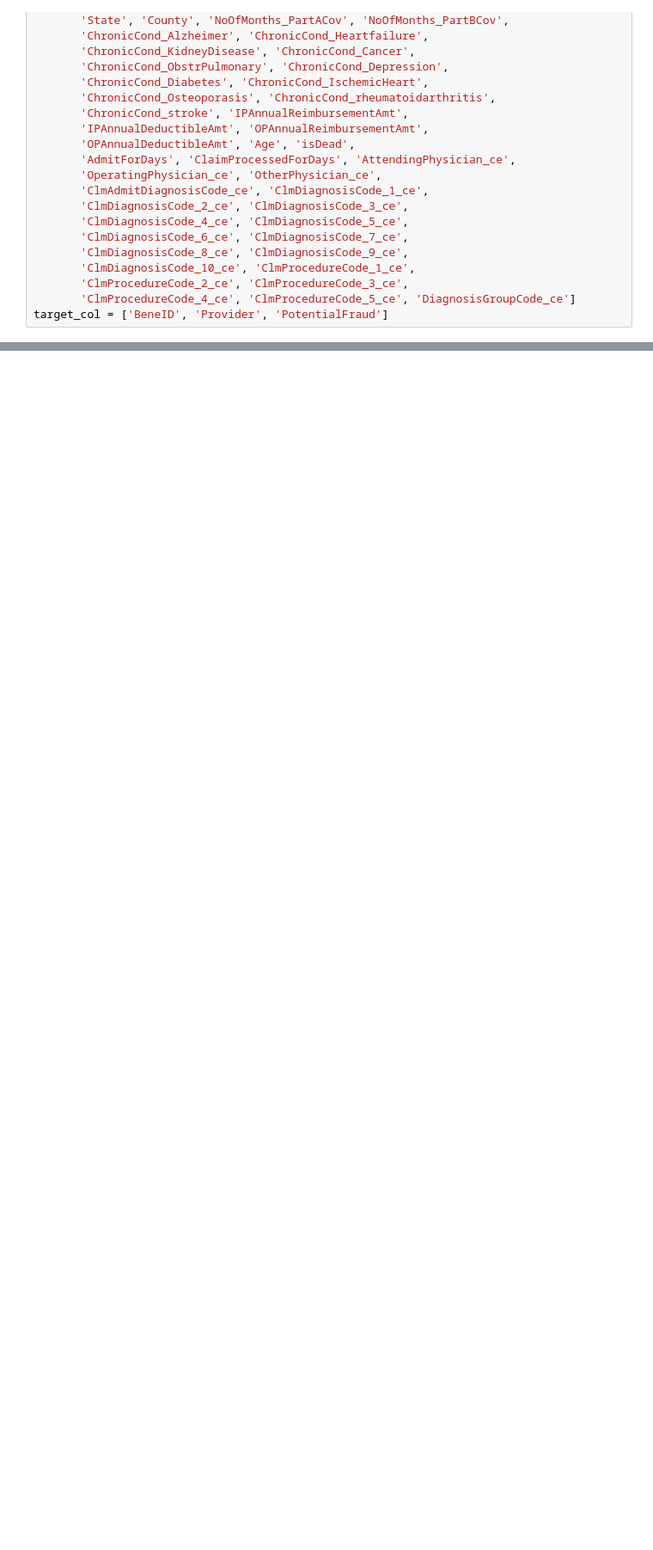
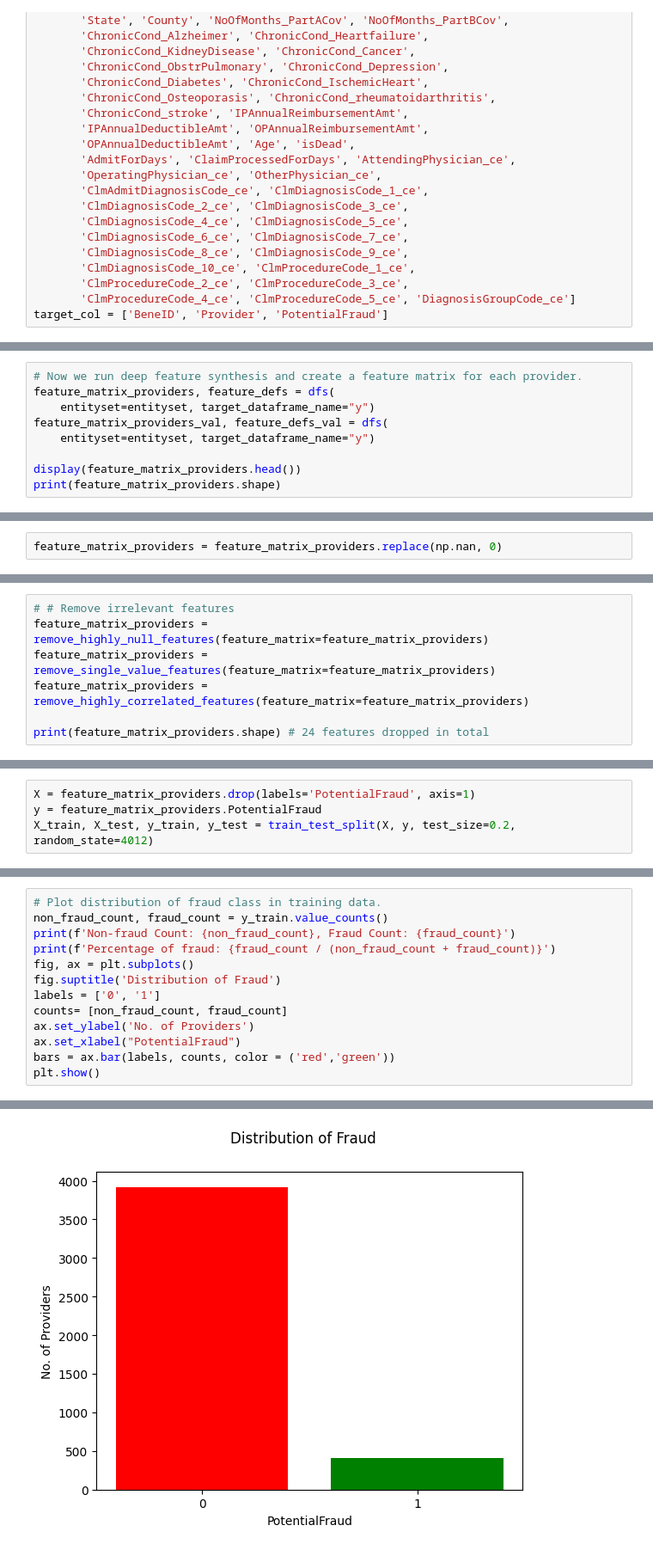
Before and after one commit to HiredOne/BT4012_G7, a Jupyter notebook: BT4012_Group_7_Medical_Provider_Fraud_Detection.ipynb, the cells around one changed output, grey strips where cells are left out. Shown at 86% size. Cells and saved outputs as stored; diff of their text form; blank space fills up the shorter version.

```diff
--- a/BT4012_Group_7_Medical_Provider_Fraud_Detection.ipynb
+++ b/BT4012_Group_7_Medical_Provider_Fraud_Detection.ipynb
@@ -682,0 +887,9 @@ X_test.to_csv('X_test.csv', index=False)
+# %%
+# Now we run deep feature synthesis and create a feature matrix for each provider.
+feature_matrix_providers, feature_defs = dfs(
+    entityset=entityset, target_dataframe_name="y")
+feature_matrix_providers_val, feature_defs_val = dfs(
+    entityset=entityset, target_dataframe_name="y")
+
+display(feature_matrix_providers.head())
+print(feature_matrix_providers.shape)
@@ -682,0 +948,2 @@ X_test.to_csv('X_test.csv', index=False)
+# %%
+feature_matrix_providers = feature_matrix_providers.replace(np.nan, 0)
@@ -682,0 +959,7 @@ X_test.to_csv('X_test.csv', index=False)
+# %%
+# # Remove irrelevant features
+feature_matrix_providers = remove_highly_null_features(feature_matrix=feature_matrix_providers)
+feature_matrix_providers = remove_single_value_features(feature_matrix=feature_matrix_providers)
+feature_matrix_providers = remove_highly_correlated_features(feature_matrix=feature_matrix_providers)
+
+print(feature_matrix_providers.shape) # 24 features dropped in total
@@ -682,0 +975,4 @@ X_test.to_csv('X_test.csv', index=False)
+# %%
+X = feature_matrix_providers.drop(labels='PotentialFraud', axis=1)
+y = feature_matrix_providers.PotentialFraud
+X_train, X_test, y_train, y_test = train_test_split(X, y, test_size=0.2, random_state=4012)
@@ -682,0 +1201,14 @@ X_test.to_csv('X_test.csv', index=False)
+# %%
+# Plot distribution of fraud class in training data.
+non_fraud_count, fraud_count = y_train.value_counts()
+print(f'Non-fraud Count: {non_fraud_count}, Fraud Count: {fraud_count}')
+print(f'Percentage of fraud: {fraud_count / (non_fraud_count + fraud_count)}')
+fig, ax = plt.subplots()
+fig.suptitle('Distribution of Fraud')
+labels = ['0', '1']
+counts= [non_fraud_count, fraud_count]
+ax.set_ylabel('No. of Providers')
+ax.set_xlabel("PotentialFraud")
+bars = ax.bar(labels, counts, color = ('red','green'))
+plt.show()
+# %% [output]
@@ -682,0 +1217 @@ X_test.to_csv('X_test.csv', index=False)
+[figure, added]
```
Also changed, not shown: parts of 128 cells of this notebook.
